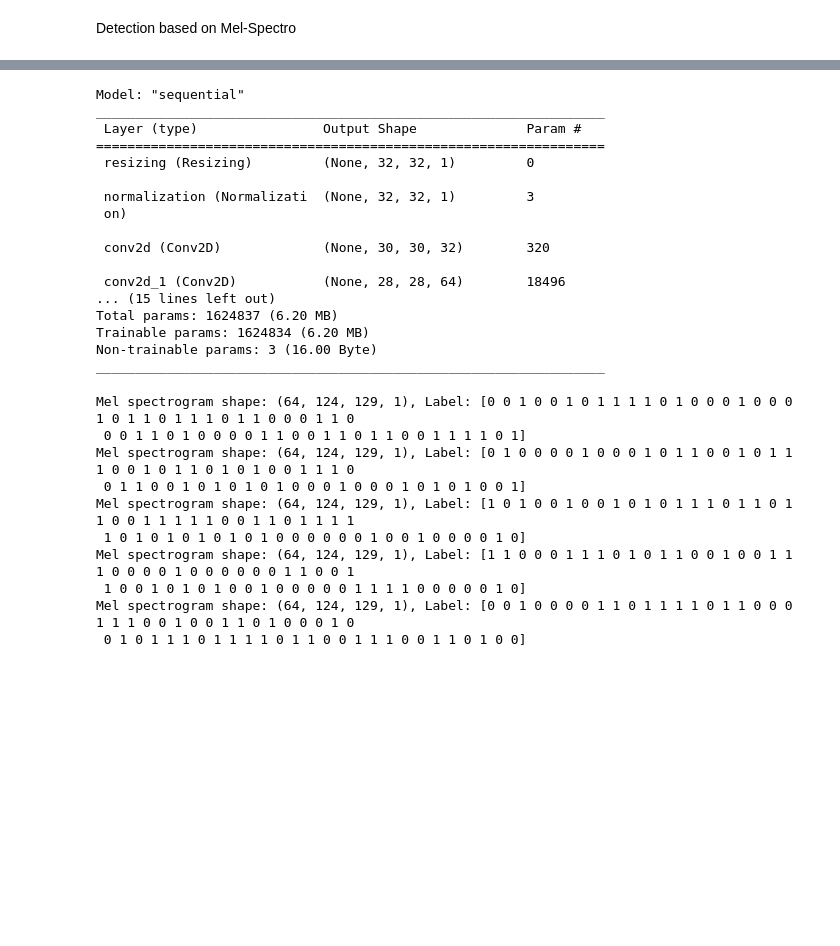
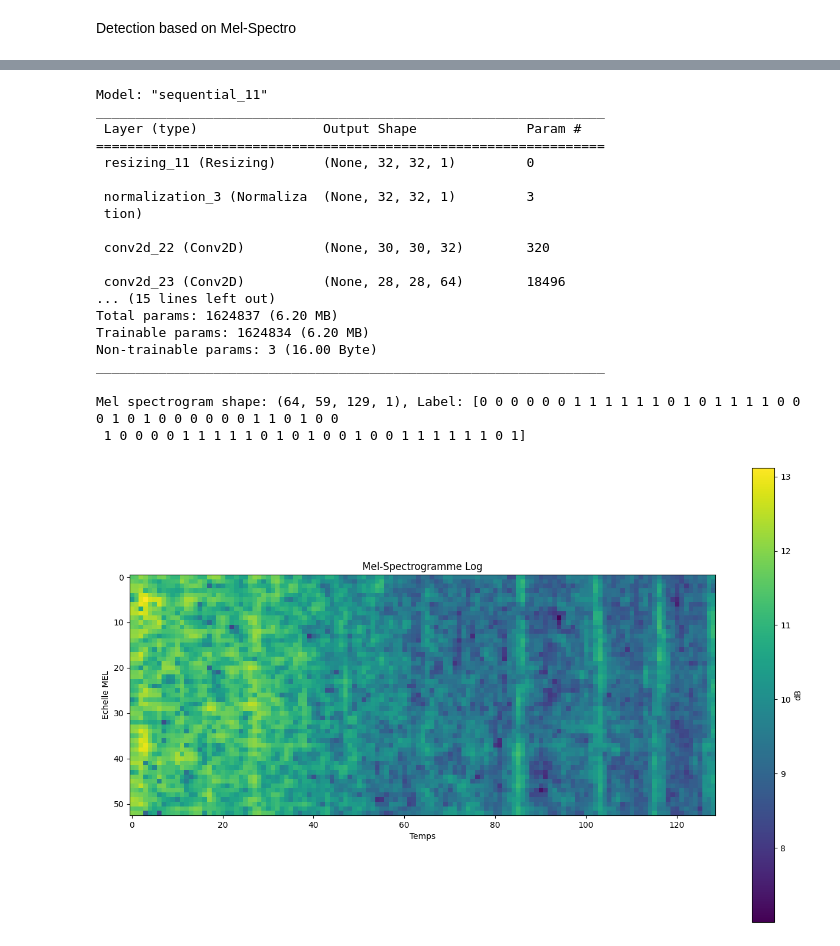
Before and after one commit to RaphaELGrisel/Drone_Audio_Classification, a Jupyter notebook: notebooks/exploration.ipynb, the cells around one changed output, grey strips where cells are left out. Drawn from its saved outputs; the diff is of its cells as text; code cells hidden in the pictures; blank space fills up the shorter version.

```diff
--- a/notebooks/exploration.ipynb
+++ b/notebooks/exploration.ipynb
@@ -248,39 +241,35 @@ Label names: ['unknown' 'yes_drone']
 from model import Model
 
 Binary_mel_model = Model(train_mel_set)
-mel_training_model = Binary_mel_model.CNN()
+mel_training_model = Binary_mel_model.CNN(n_labels=2,input_dim=(59,129,1))
 # %% [output]
-Model: "sequential"
+Model: "sequential_11"
 _________________________________________________________________
  Layer (type)                Output Shape              Param #
 =================================================================
- resizing (Resizing)         (None, 32, 32, 1)         0
+ resizing_11 (Resizing)      (None, 32, 32, 1)         0
 
- normalization (Normalizati  (None, 32, 32, 1)         3
- on)
+ normalization_3 (Normaliza  (None, 32, 32, 1)         3
+ tion)
 
- conv2d (Conv2D)             (None, 30, 30, 32)        320
+ conv2d_22 (Conv2D)          (None, 30, 30, 32)        320
 
- conv2d_1 (Conv2D)           (None, 28, 28, 64)        18496
+ conv2d_23 (Conv2D)          (None, 28, 28, 64)        18496
 ... (15 lines left out)
 Total params: 1624837 (6.20 MB)
 Trainable params: 1624834 (6.20 MB)
 Non-trainable params: 3 (16.00 Byte)
 _________________________________________________________________
 # %%
-for mel_spec, label in train_mel_set.take(5):
+for mel_spec, label in train_mel_set.take(1):
     print(f"Mel spectrogram shape: {mel_spec.shape}, Label: {label}")
 # %% [output]
-Mel spectrogram shape: (64, 124, 129, 1), Label: [0 0 1 0 0 1 0 1 1 1 1 0 1 0 0 0 1 0 0 0 1 0 1 1 0 1 1 1 0 1 1 0 0 0 1 1 0
- 0 0 1 1 0 1 0 0 0 0 1 1 0 0 1 1 0 1 1 0 0 1 1 1 1 0 1]
-Mel spectrogram shape: (64, 124, 129, 1), Label: [0 1 0 0 0 0 1 0 0 0 1 0 1 1 0 0 1 0 1 1 1 0 0 1 0 1 1 0 1 0 1 0 0 1 1 1 0
- 0 1 1 0 0 1 0 1 0 1 0 1 0 0 0 1 0 0 0 1 0 1 0 1 0 0 1]
-Mel spectrogram shape: (64, 124, 129, 1), Label: [1 0 1 0 0 1 0 0 1 0 1 0 1 1 1 0 1 1 0 1 1 0 0 1 1 1 1 1 0 0 1 1 0 1 1 1 1
- 1 0 1 0 1 0 1 0 1 0 1 0 0 0 0 0 0 1 0 0 1 0 0 0 0 1 0]
-Mel spectrogram shape: (64, 124, 129, 1), Label: [1 1 0 0 0 1 1 1 0 1 0 1 1 0 0 1 0 0 1 1 1 0 0 0 0 1 0 0 0 0 0 0 1 1 0 0 1
- 1 0 0 1 0 1 0 1 0 0 1 0 0 0 0 0 1 1 1 1 0 0 0 0 0 1 0]
-Mel spectrogram shape: (64, 124, 129, 1), Label: [0 0 1 0 0 0 0 1 1 0 1 1 1 1 0 1 1 0 0 0 1 1 1 0 0 1 0 0 1 1 0 1 0 0 0 1 0
- 0 1 0 1 1 1 0 1 1 1 1 0 1 1 0 0 1 1 1 0 0 1 1 0 1 0 0]
+Mel spectrogram shape: (64, 59, 129, 1), Label: [0 0 0 0 0 0 1 1 1 1 1 1 0 1 0 1 1 1 1 0 0 0 1 0 1 0 0 0 0 0 0 1 1 0 1 0 0
+ 1 0 0 0 0 1 1 1 1 1 0 1 0 1 0 0 1 0 0 1 1 1 1 1 1 0 1]
+# %%
+audio_for_mel.plot_mel_spectrogram_tensorflow(1,"yes_drone")
+# %% [output]
+[figure, added]
 # %%
 from train import Train
 
```
Also changed, not shown: parts of 15 cells of this notebook.
